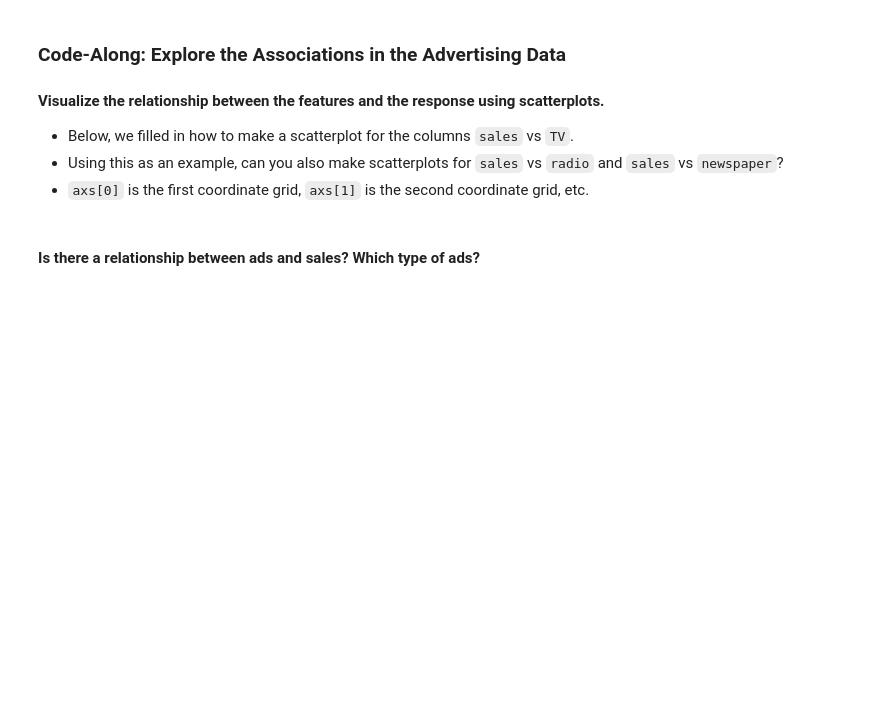
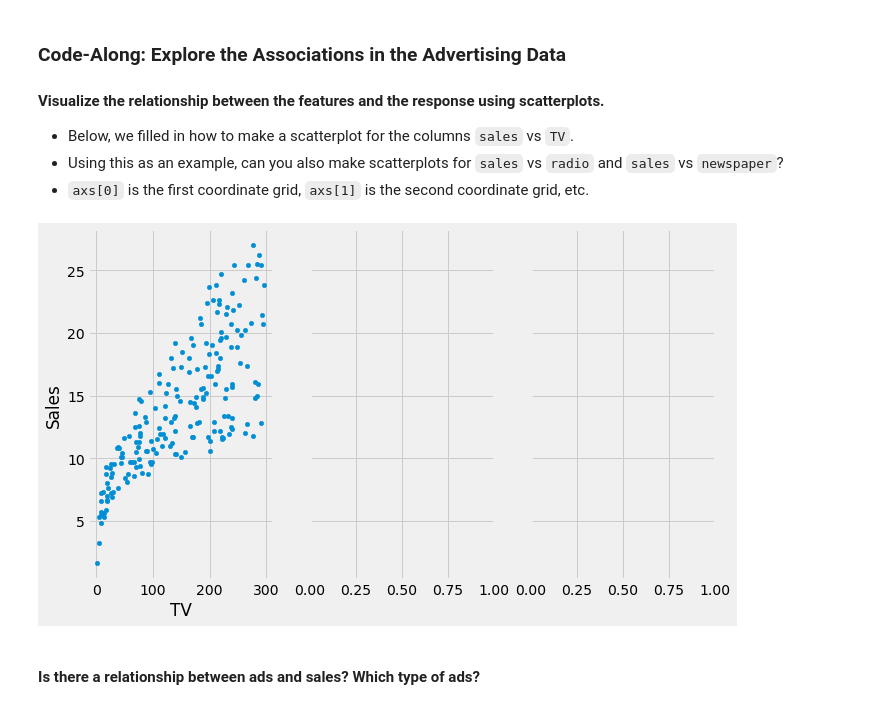
Before and after one commit to sarahchan091822/DAT-course-materials, a Jupyter notebook: lessons/required/experiments-hypothesis-tests/experiments-hypothesis-tests.ipynb, the cells around one changed output. Drawn from its saved outputs; the diff is of its cells as text; code cells hidden in the pictures; blank space fills up the shorter version.

```diff
--- a/lessons/required/experiments-hypothesis-tests/experiments-hypothesis-tests.ipynb
+++ b/lessons/required/experiments-hypothesis-tests/experiments-hypothesis-tests.ipynb
@@ -459,8 +459,10 @@ A DAG always includes at least one exposure/predictor and one outcome.
 # %%
 # Visualize the relationship between the features and the response using scatterplots:
 fig, axs = plt.subplots(1, 3, sharey=True)
 
-data.plot(kind='scatter', x='TV', y='sales', ax=axs[0], figsize=(10, 6));
+data.plot(kind='scatter', x='TV', y='Sales', ax=axs[0], figsize=(10, 6));
+# %% [output]
+[figure, added]
 # %% [markdown]
 #### Is there a relationship between ads and sales? Which type of ads?
 # %%
```
Also changed, not shown: parts of 1 cell of this notebook, 7 other files.
